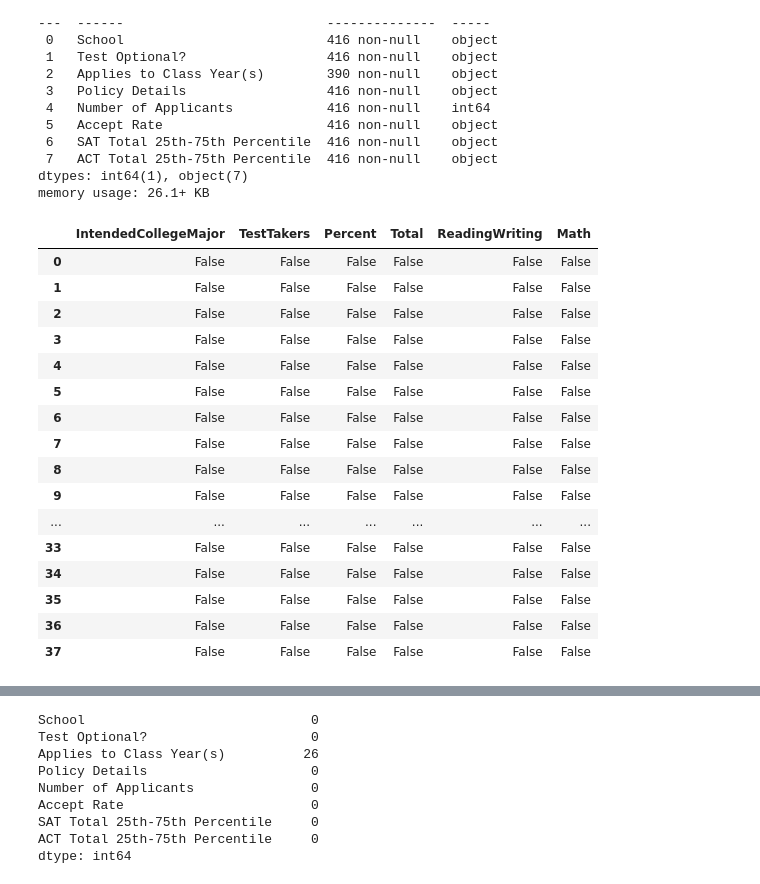
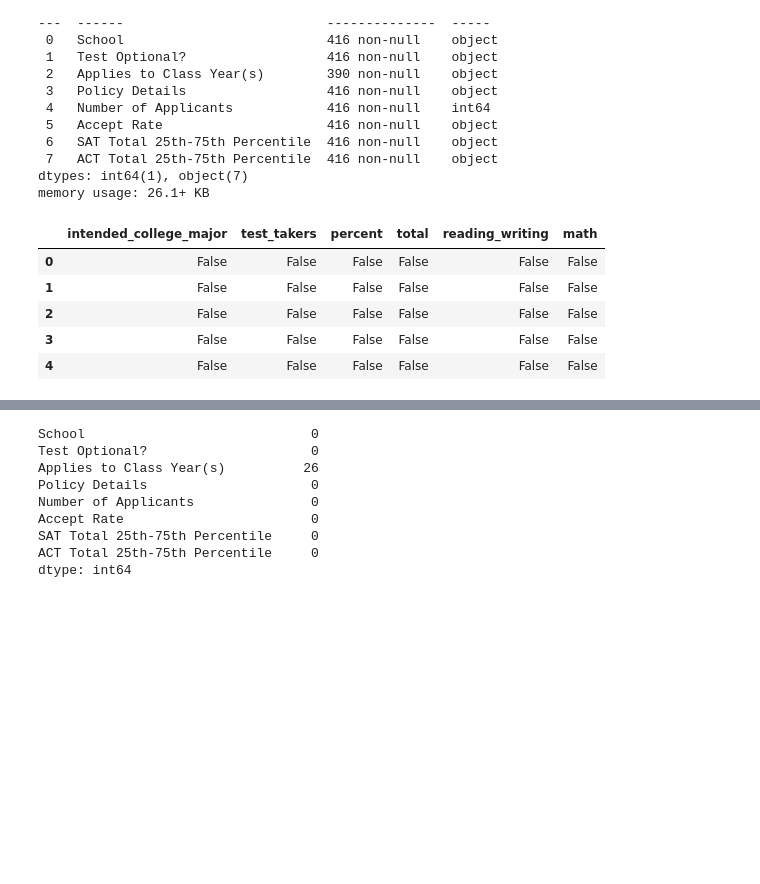
Before and after one commit to khbk/Standardized-Test-Analysis, a Jupyter notebook: code/starter-code.ipynb, the cells around one changed output, grey strips where cells are left out. Drawn from its saved outputs; the diff is of its cells as text; code cells hidden in the pictures; blank space fills up the shorter version.

```diff
--- a/code/starter-code.ipynb
+++ b/code/starter-code.ipynb
@@ -197,25 +208,14 @@ Data columns (total 8 columns):
 dtypes: int64(1), object(7)
 memory usage: 26.1+ KB
 # %%
-icm.isnull()
+icm.isnull().head()
 # %% [output]
-|  | IntendedCollegeMajor | TestTakers | Percent | Total | ReadingWriting | Math |
+|  | intended_college_major | test_takers | percent | total | reading_writing | math |
 | 0 | False | False | False | False | False | False |
 | 1 | False | False | False | False | False | False |
 | 2 | False | False | False | False | False | False |
 | 3 | False | False | False | False | False | False |
 | 4 | False | False | False | False | False | False |
-| 5 | False | False | False | False | False | False |
-| 6 | False | False | False | False | False | False |
-| 7 | False | False | False | False | False | False |
-| 8 | False | False | False | False | False | False |
-| 9 | False | False | False | False | False | False |
-| ... | ... | ... | ... | ... | ... | ... |
-| 33 | False | False | False | False | False | False |
-| 34 | False | False | False | False | False | False |
-| 35 | False | False | False | False | False | False |
-| 36 | False | False | False | False | False | False |
-| 37 | False | False | False | False | False | False |
 # %%
 ra.isnull()
 # %% [output]
```
Also changed, not shown: parts of 13 cells of this notebook, 1 other file.
